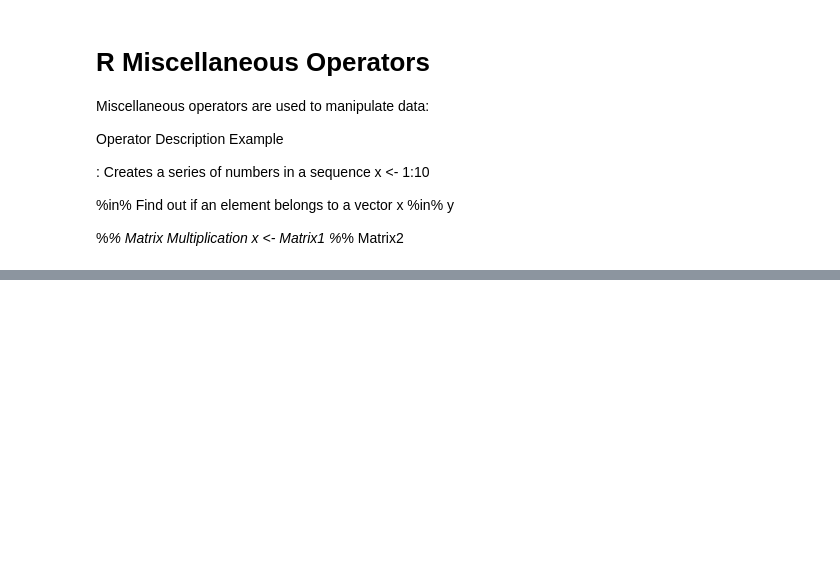
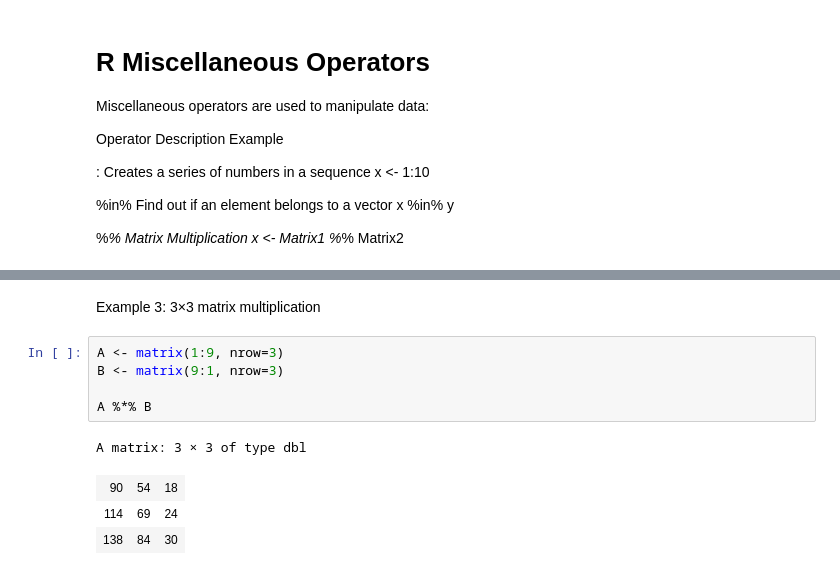
Before and after one commit to prodigy234/Complete_Data_Science_Full_Course, a Jupyter notebook: R Programming/11.R Operators.ipynb, the cells around one changed output, grey strips where cells are left out. Saved outputs shown, nothing was run; the diff lists cells and outputs as text; blank space fills up the shorter version.

```diff
--- a/R Programming/11.R Operators.ipynb
+++ b/R Programming/11.R Operators.ipynb
@@ -279,0 +569,12 @@ Operator	                Description
+# %% [markdown]
+Example 3: 3×3 matrix multiplication
+# %%
+A <- matrix(1:9, nrow=3)
+B <- matrix(9:1, nrow=3)
+
+A %*% B
+# %% [output]
+A matrix: 3 × 3 of type dbl
+| 90 | 54 | 18 |
+| 114 | 69 | 24 |
+| 138 | 84 | 30 |
```
Also changed, not shown: parts of 42 cells of this notebook, 4 other files.
